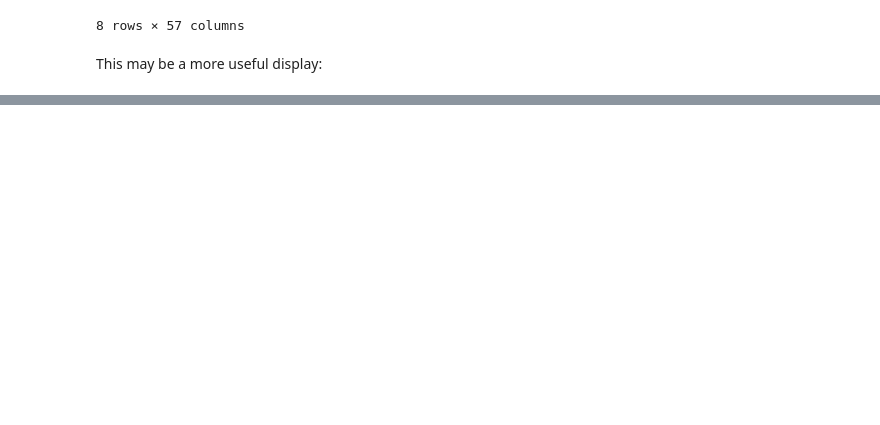
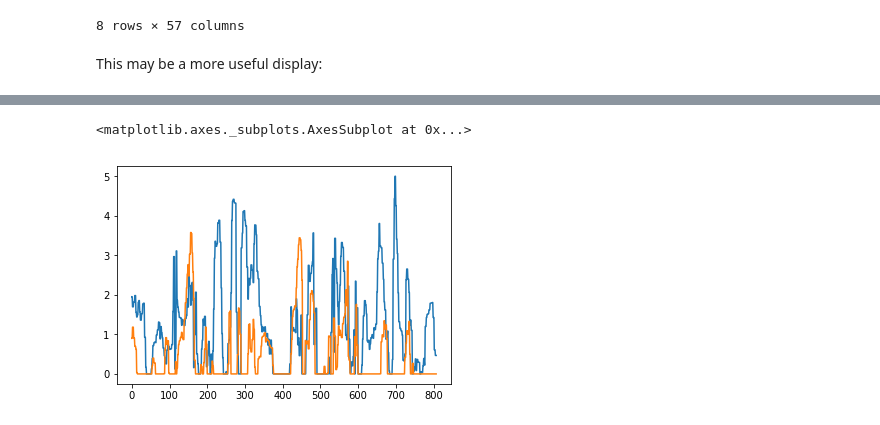
Before and after one commit to daviesian/charles, a Jupyter notebook: au_analyse.ipynb, the cells around one changed output, grey strips where cells are left out. Saved outputs shown, nothing was run; the diff lists cells and outputs as text; code cells hidden in the pictures; blank space fills up the shorter version.

```diff
--- a/au_analyse.ipynb
+++ b/au_analyse.ipynb
@@ -54,0 +55,6 @@ LOCAL_33   mode:   0.17  min:  -0.40  max:   0.56  mean:   0.17  std:   0.15
+# %%
+df['AU01'].plot()
+df['AU23'].plot()
+# %% [output]
+<matplotlib.axes._subplots.AxesSubplot at 0x...>
+[figure, added]
```
Also changed, not shown: parts of 1 cell of this notebook, 8 other files.
